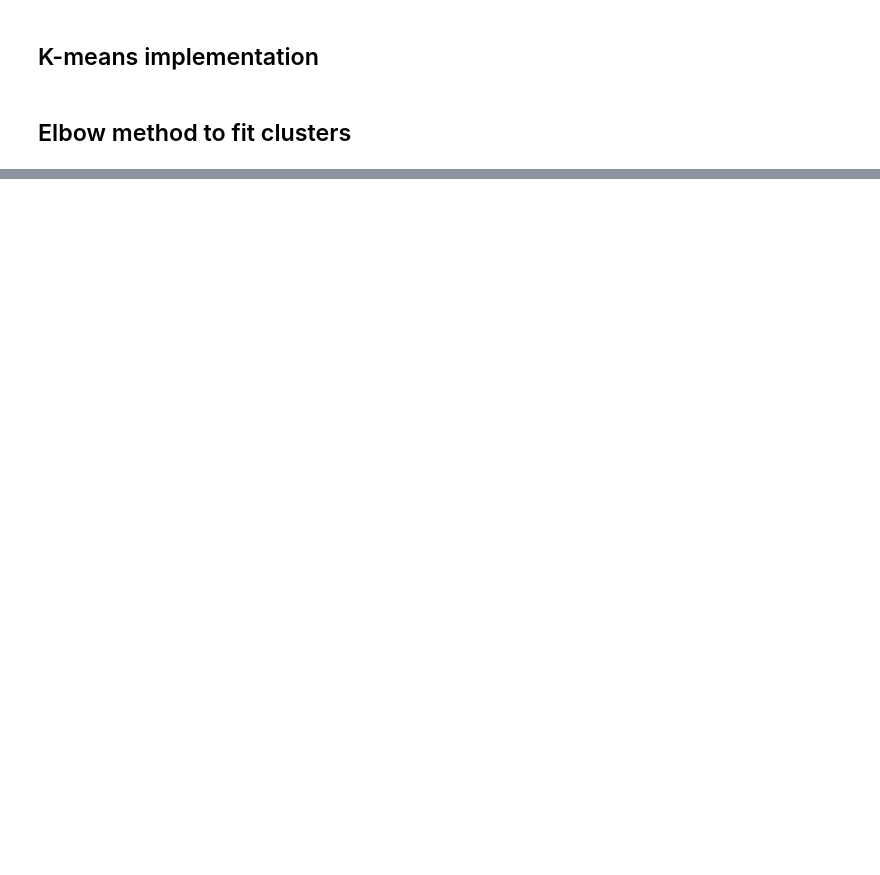
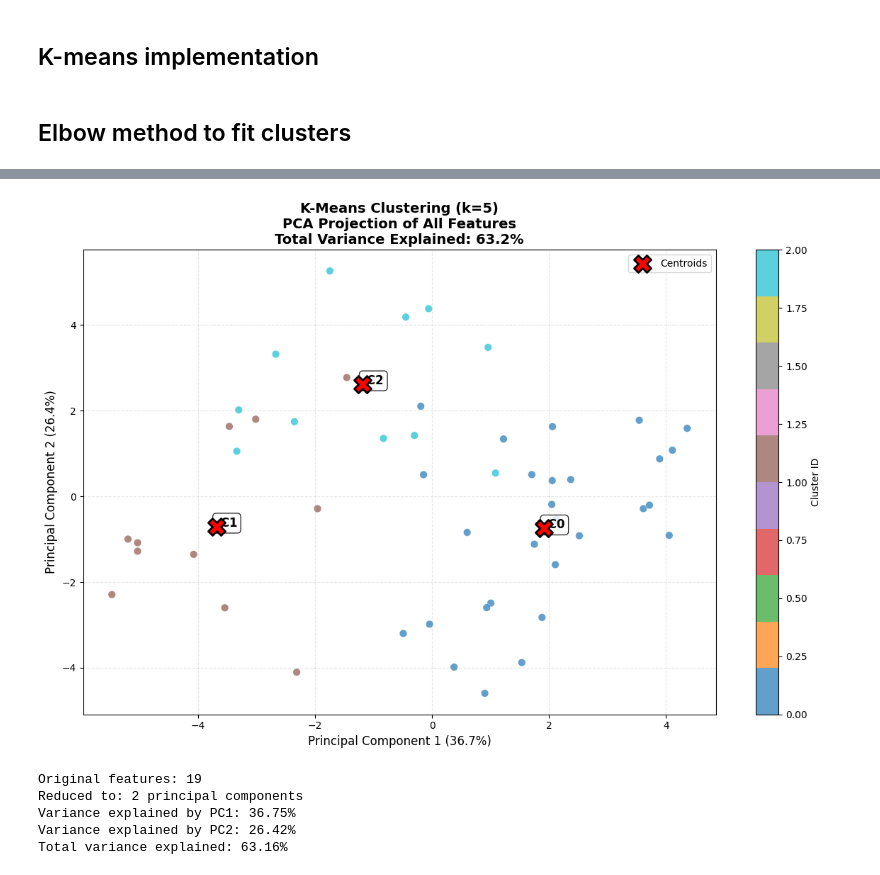
Before and after one commit to CaballeroRAR/ds_projects, a Jupyter notebook: 1_employee_salary_analysis-kaggle_salary/notebook/salary_analysis.ipynb, the cells around one changed output, grey strips where cells are left out. Saved outputs shown, nothing was run; the diff lists cells and outputs as text; code cells hidden in the pictures; blank space fills up the shorter version.

```diff
--- a/1_employee_salary_analysis-kaggle_salary/notebook/salary_analysis.ipynb
+++ b/1_employee_salary_analysis-kaggle_salary/notebook/salary_analysis.ipynb
@@ -904,0 +898,66 @@ plt.show()
+# %%
+import matplotlib.pyplot as plt
+import numpy as np
+from sklearn.decomposition import PCA
+
+# Apply PCA to reduce ALL features to 2D
+pca = PCA(n_components=2)
+data_2d = pca.fit_transform(data_encoded)
+
+# Transform centroids to the same PCA space
+centroids_2d = pca.transform(centroids)
+
+plt.figure(figsize=(12, 8))
+
+# Create scatter plot
+scatter = plt.scatter(data_2d[:, 0], data_2d[:, 1],
+                     c=labels,
+                     cmap='tab10',
+                     s=60,
+                     alpha=0.7,
+                     edgecolors='w',
+                     linewidth=0.5)
+
+# Plot centroids
+centroid_plot = plt.scatter(centroids_2d[:, 0], centroids_2d[:, 1],
+                           c='red',
+                           marker='X',
+                           s=300,
+                           label='Centroids',
+                           edgecolors='black',
+                           linewidth=2,
+                           zorder=10)
+
+# Add centroid labels
+for i, (x, y) in enumerate(centroids_2d):
+    plt.text(x, y, f' C{i}', fontsize=12, fontweight='bold',
+            bbox=dict(boxstyle="round,pad=0.3", facecolor='white', alpha=0.8))
+
+# Calculate explained variance
+explained_variance = pca.explained_variance_ratio_
+total_variance = explained_variance.sum() * 100
+
+plt.xlabel(f'Principal Component 1 ({explained_variance[0]*100:.1f}%)', fontsize=12)
+plt.ylabel(f'Principal Component 2 ({explained_variance[1]*100:.1f}%)', fontsize=12)
+plt.title(f'K-Means Clustering (k=5)\nPCA Projection of All Features\nTotal Variance Explained: {total_variance:.1f}%',
+          fontsize=14, fontweight='bold')
+
+plt.colorbar(scatter, label='Cluster ID')
+plt.legend()
+plt.grid(True, alpha=0.3, linestyle='--')
+plt.tight_layout()
+plt.show()
+
+# Print PCA information
+print(f"Original features: {data_encoded.shape[1]}")
+print(f"Reduced to: 2 principal components")
+print(f"Variance explained by PC1: {explained_variance[0]*100:.2f}%")
+print(f"Variance explained by PC2: {explained_variance[1]*100:.2f}%")
+print(f"Total variance explained: {total_variance:.2f}%")
+# %% [output]
+[figure, added]
+Original features: 19
+Reduced to: 2 principal components
+Variance explained by PC1: 36.75%
+Variance explained by PC2: 26.42%
+Total variance explained: 63.16%
```
Also changed, not shown: parts of 15 cells of this notebook.
